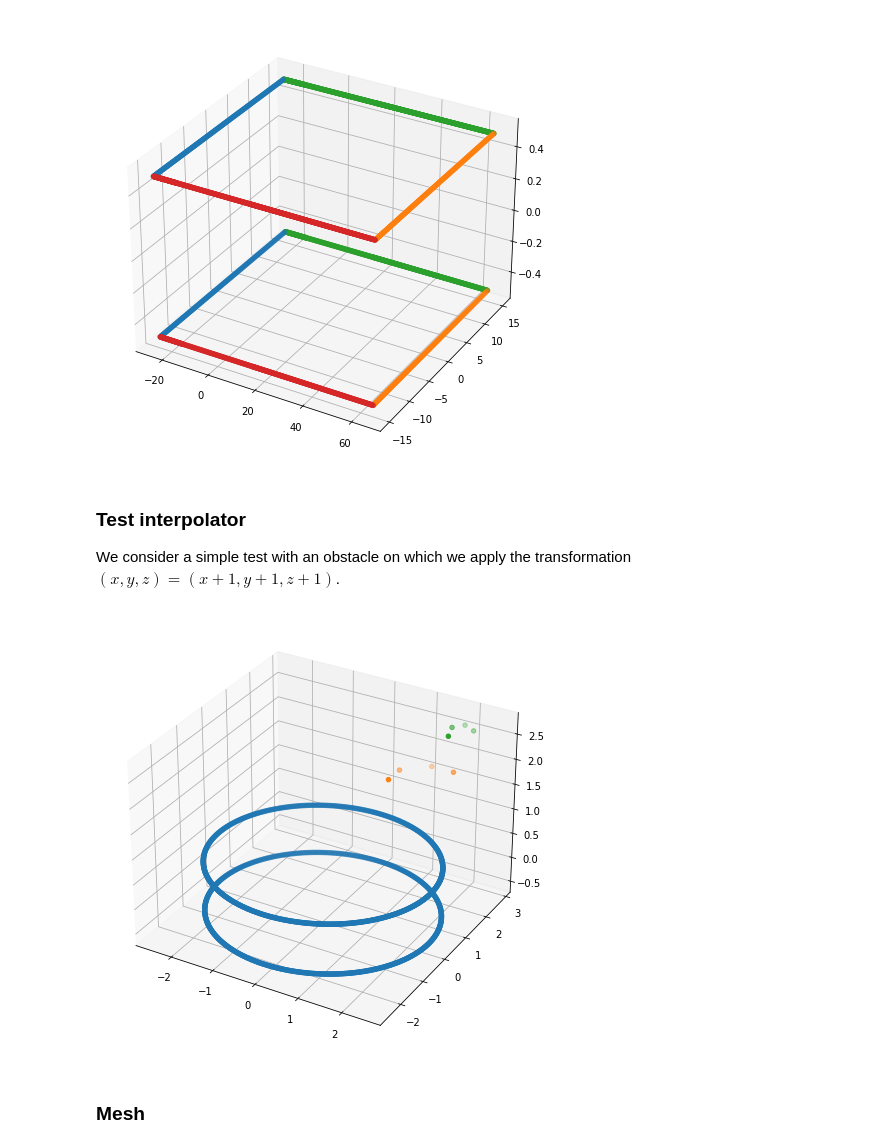
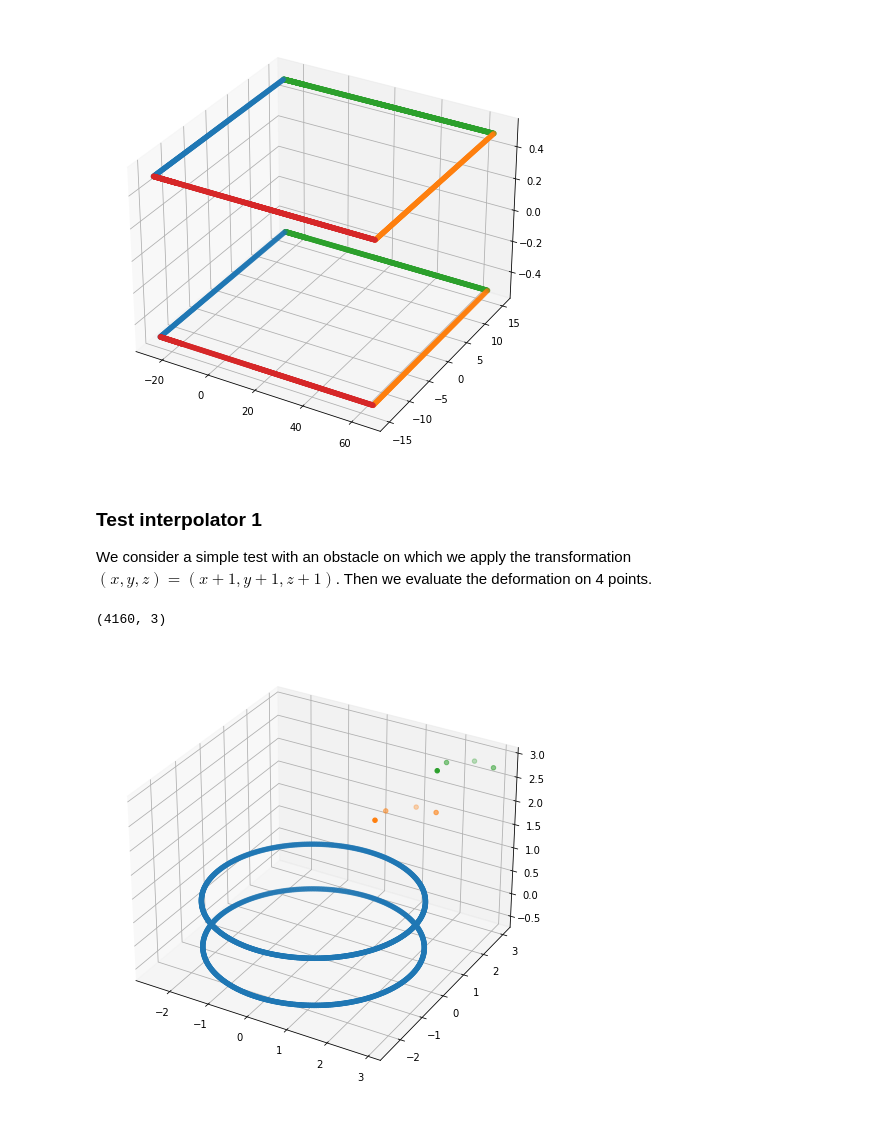
Before and after one commit to fAndreuzzi/mismesh, a Jupyter notebook: Notebook.ipynb, the cells around one changed output. Drawn from its saved outputs; the diff is of its cells as text; code cells hidden in the pictures.

Commit message:
new method to extract walls. test on mesh

```diff
--- a/Notebook.ipynb
+++ b/Notebook.ipynb
@@ -41,7 +41,7 @@ def interpolate_new_mesh_points(old_mesh_points, old_walls, old_obstacle_points,
     train_points, uindexes = np.unique(train_points, return_index=True, axis=0)
     train_values = train_values[uindexes]
 
-    rbfx, rbfy, rbfz = (Rbf(*(train_points.T), train_values[:,i], **kwargs) for i in range(3))
-    return np.array([rbfx(*(old_mesh_points.T)), rbfy(*(old_mesh_points.T)), rbfz(*(old_mesh_points.T))]).T
+    rbfx, rbfy, rbfz = (Rbf(*train_points.T, train_values[:,i], **kwargs) for i in range(3))
+    return np.array([rbfx(*old_mesh_points.T), rbfy(*old_mesh_points.T), rbfz(*old_mesh_points.T)]).T
 # %% [markdown]
 ## Extraction of mesh points
@@ -71,6 +69,10 @@ def extract_boundary_coords(mesh, key):
     for v in extract_boundary_faces_coords(mesh, key):
         l.extend(v)
     return np.array(l)
+
+def walls_coords(mesh):
+    keys = [b'inlet', b'outlet', b'top', b'bottom']
+    return np.concatenate([extract_boundary_coords(mesh, k) for k in keys])
 # %%
 # obstacle
 l = extract_boundary_coords(mesh, b'obstacle')
@@ -96,24 +98,23 @@ plt.show()
 # %% [output]
 [figure]
 # %% [markdown]
-### Test interpolator
-We consider a simple test with an obstacle on which we apply the transformation $(x,y,z) = (x+1, y+1, z+1)$.
+### Test interpolator 1
+We consider a simple test with an obstacle on which we apply the transformation $(x,y,z) = (x+1, y+1, z+1)$. Then we evaluate the deformation on 4 points.
 # %%
 points = np.array([[1,1,2], [2,2,2], [1.5,2,2], [1,1.5,2]])
-new_points = interpolate_new_mesh_points(points, extract_boundary_coords(mesh, keys[0]),
+new_points = interpolate_new_mesh_points(points, walls_coords(mesh),
                             extract_boundary_coords(mesh, b'obstacle'),
                             extract_boundary_coords(mesh, b'obstacle') + 1)
 
 # obstacle
 l = extract_boundary_coords(mesh, b'obstacle')
 
 fig = plt.figure(figsize=(20,8))
 ax = fig.add_subplot(projection='3d')
 ax.scatter(*l.T)
 ax.scatter(*points.T)
 ax.scatter(*new_points.T)
 plt.show()
 # %% [output]
+(4160, 3)
-[figure, old version]
+[figure, new version]
-# %% [markdown]
-### Mesh
```
Also changed, not shown: parts of 3 cells of this notebook.
